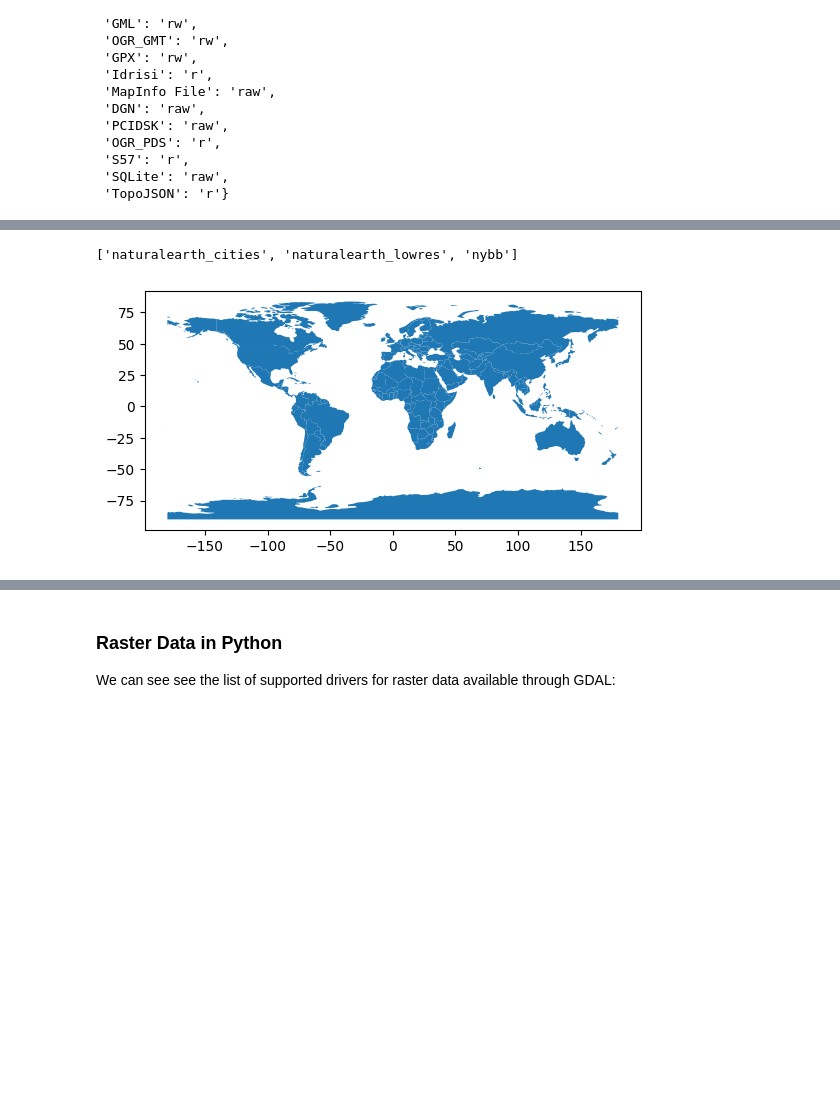
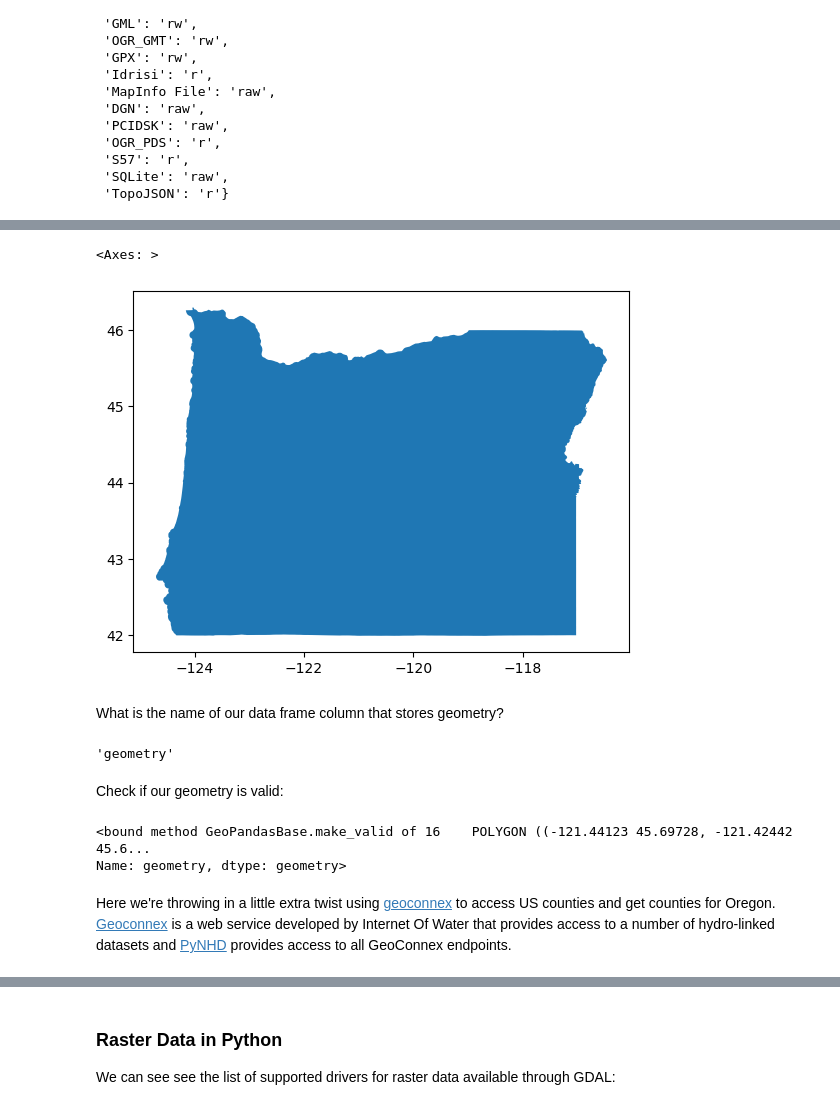
Before and after one commit to mhweber/ICRW8_Geospatial_Workshop, a Jupyter notebook: Slides.ipynb, the cells around one changed output, grey strips where cells are left out. Saved outputs shown, nothing was run; the diff lists cells and outputs as text; code cells hidden in the pictures; blank space fills up the shorter version.

```diff
--- a/Slides.ipynb
+++ b/Slides.ipynb
@@ -88,13 +134,25 @@ Just as we saw with `sf` in R, `geopandas` uses Simple Feature Access standard f
 # %%
 import geopandas as gp
-gp.datasets.available
+import pygeohydro as gh
-# %% [output]
-['naturalearth_cities', 'naturalearth_lowres', 'nybb']
 # %%
-world = gp.read_file(gp.datasets.get_path('naturalearth_lowres'))
-# Subsets the GeoDataFrame
-usa = world[world.name == "United States of America"]
-# Plots
-world.plot();
+states = gh.get_us_states("contiguous")
+oregon = states[states.STUSPS == "OR"]
+oregon.plot()
 # %% [output]
+<Axes: >
-[figure, old version]
+[figure, new version]
+# %% [markdown]
+What is the name of our data frame column that stores geometry?
+# %%
+oregon.geometry.name
+# %% [output]
+'geometry'
+# %% [markdown]
+Check if our geometry is valid:
+# %%
+oregon['geometry'].is_valid
+# %% [output]
+<bound method GeoPandasBase.make_valid of 16    POLYGON ((-121.44123 45.69728, -121.42442 45.6...
+Name: geometry, dtype: geometry>
+# %% [markdown]
+Here we're throwing in a little extra twist using [geoconnex](https://geoconnex.internetofwater.dev/) to access US counties and get counties for Oregon.  [Geoconnex](https://geoconnex.internetofwater.dev/) is a web service developed by Internet Of Water that provides access to a number of hydro-linked datasets and [PyNHD](https://docs.hyriver.io/examples/notebooks/geoconnex.html) provides access to all GeoConnex endpoints.
```
Also changed, not shown: parts of 15 cells of this notebook, 2 other files.
